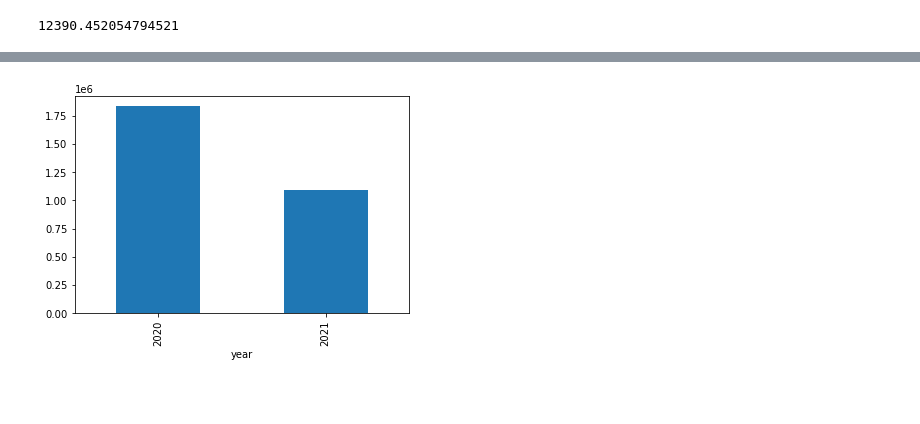
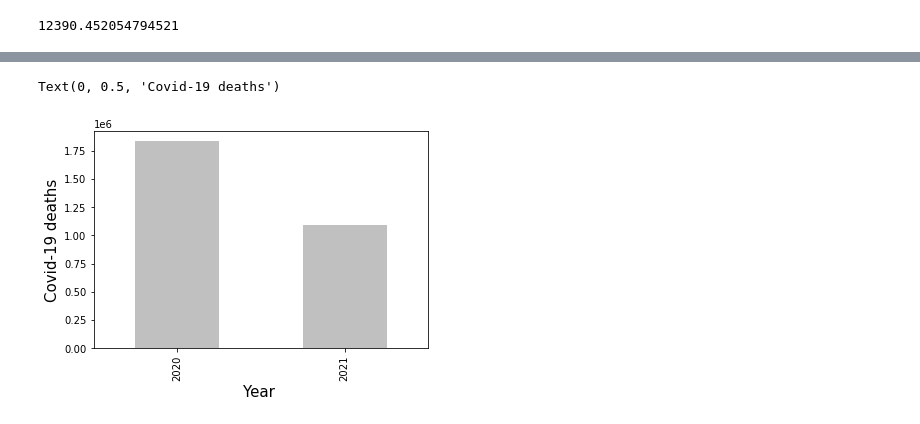
Before and after one commit to emaanhajji/COVID-19-Deaths-, a Jupyter notebook: COVID-19 Deaths.ipynb, the cells around one changed output, grey strips where cells are left out. Saved outputs shown, nothing was run; the diff lists cells and outputs as text; code cells hidden in the pictures; blank space fills up the shorter version.

```diff
--- a/COVID-19 Deaths.ipynb
+++ b/COVID-19 Deaths.ipynb
@@ -377,6 +488,9 @@ plt.show()
 # %%
-d=df.groupby('year').covid_deaths.sum().plot(kind='bar')
+d=df.groupby('year').covid_deaths.sum().plot(kind='bar' , color='silver')
+plt.xlabel("Year ",fontsize = 15)
+plt.ylabel('Covid-19 deaths',fontsize = 15)
 
 #In which year did covid deaths rise?
 # %% [output]
+Text(0, 0.5, 'Covid-19 deaths')
-[figure, old version]
+[figure, new version]
```
Also changed, not shown: parts of 57 cells of this notebook.
